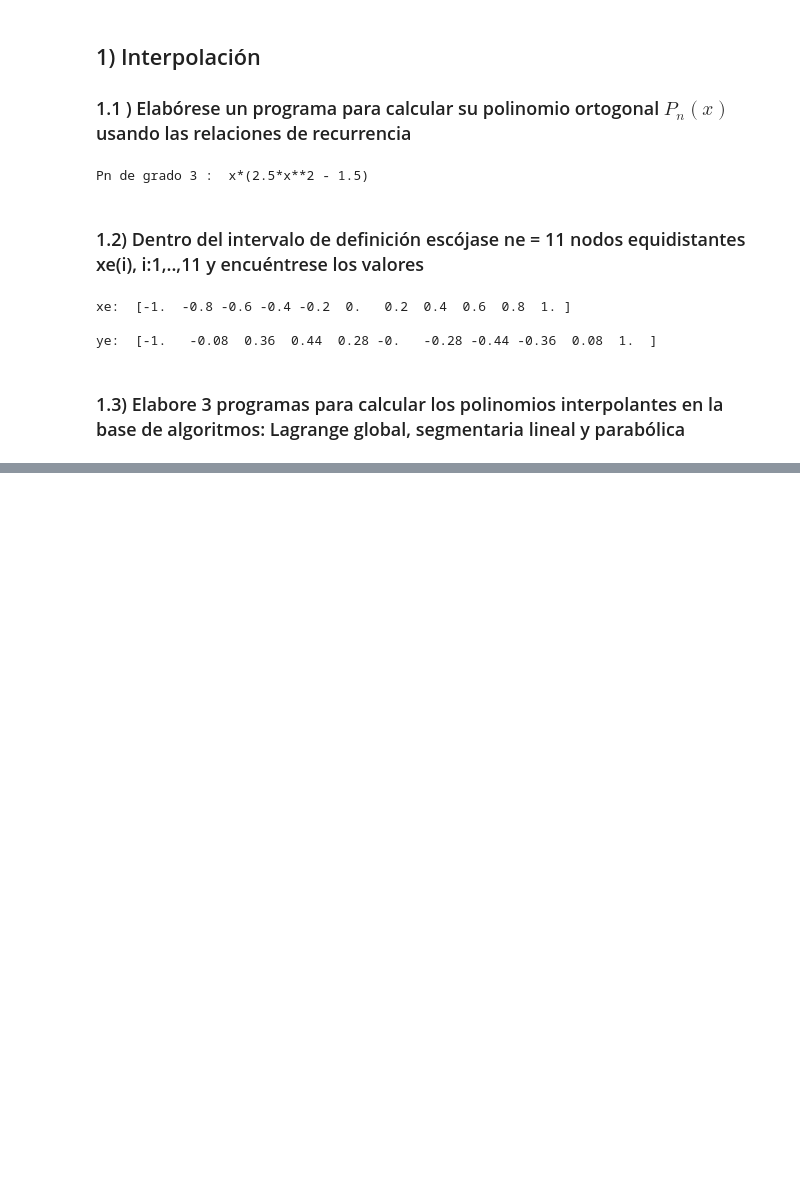
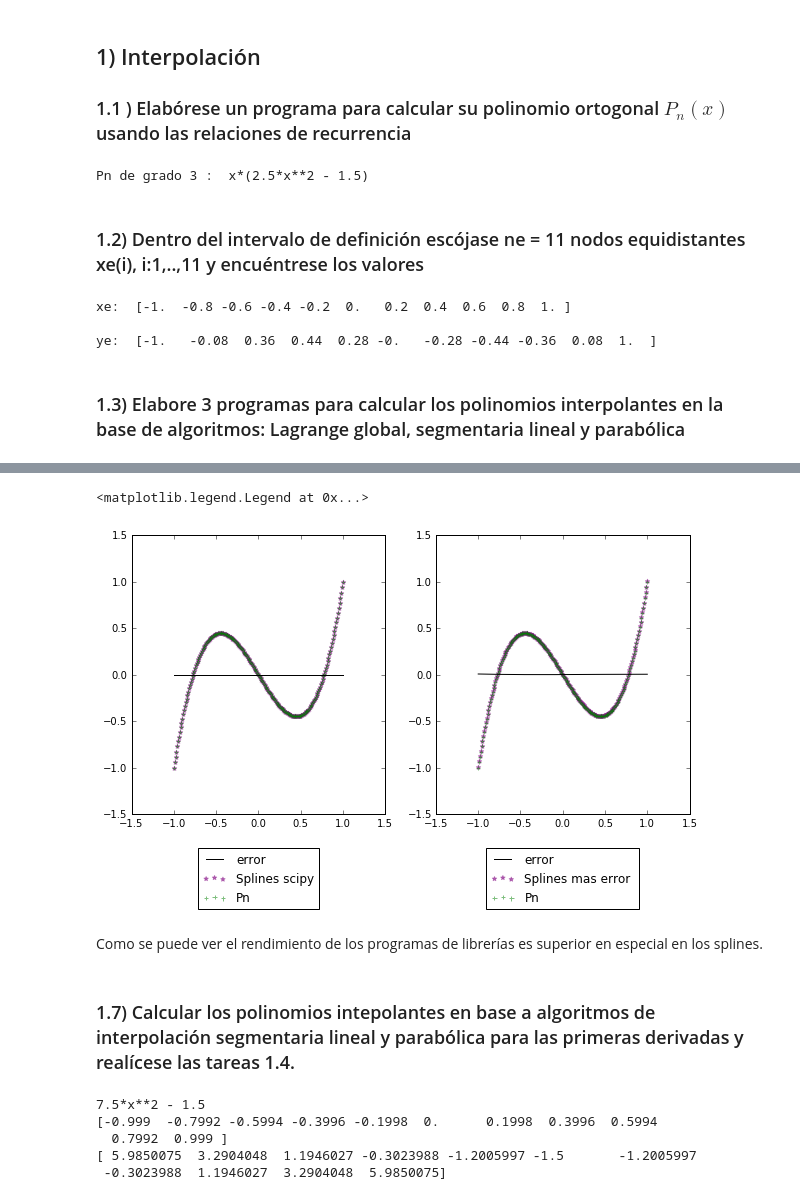
Before and after one commit to wandarinca/Modelado_Matematico_2, a Jupyter notebook: Trabajo 1.ipynb, the cells around one changed output, grey strips where cells are left out. Saved outputs shown, nothing was run; the diff lists cells and outputs as text; code cells hidden in the pictures; blank space fills up the shorter version.

```diff
--- a/Trabajo 1.ipynb
+++ b/Trabajo 1.ipynb
@@ -122,0 +325,48 @@ def funcion_analitica(xi,n):
+# %%
+#scipy splines
+spl = UnivariateSpline(xl, yl)
+yinterp_splines = spl(x200)
+
+#mas ruido
+r = np.random.rand(len(xl))
+noise = 0.01
+error = r*noise
+yl_err = yl + error
+spl_err = UnivariateSpline(xl, yl_err)
+yinterp_splines_err = spl_err(x200)
+# %%
+plt.figure(figsize=(10,5))
+#plt.figure(figsize=(20,10))
+
+plt.subplot(1,2,1)
+plt.scatter(x200,yinterp_splines, color = "purple", label= "Splines scipy",alpha=.5, marker="*")
+plt.scatter(x200,yreal, color = "green", label= "Pn",alpha=.5,marker="+")
+plt.plot(x200,np.abs(yreal-yinterp_splines), color = "black", label = "error")
+plt.legend(loc='upper center', bbox_to_anchor=(0.5, -0.1))
+
+plt.subplot(1,2,2)
+plt.scatter(x200,yinterp_splines_err , color = "purple", label= "Splines mas error ",alpha=.5, marker="*")
+plt.scatter(x200,yreal, color = "green", label= "Pn",alpha=.5, marker="+")
+plt.plot(x200,np.abs(yreal-yinterp_splines_err), color = "black", label = "error")
+plt.legend(loc='upper center', bbox_to_anchor=(0.5, -0.1))
+# %% [output]
+<matplotlib.legend.Legend at 0x...>
+[figure, added]
+# %% [markdown]
+Como se puede ver el rendimiento de los programas de librerías es superior en especial en los splines.
+# %% [markdown]
+### 1.7) Calcular los polinomios intepolantes en base a algoritmos de interpolación segmentaria lineal y parabólica para  las primeras derivadas y realícese las tareas 1.4.
+# %%
+a,b = -0.999, 0.999 #para evitar tener inf y division por 0
+dPn = simplify(dfdx_Pn(grado))
+df = lambdify(x, dPn)
+xl = np.linspace(a,b,11)
+yl = df(xl)
+print dPn
+print xl,"\n",yl
+# %% [output]
+7.5*x**2 - 1.5
+[-0.999  -0.7992 -0.5994 -0.3996 -0.1998  0.      0.1998  0.3996  0.5994
+  0.7992  0.999 ]
+[ 5.9850075  3.2904048  1.1946027 -0.3023988 -1.2005997 -1.5       -1.2005997
+ -0.3023988  1.1946027  3.2904048  5.9850075]
```
Also changed, not shown: parts of 18 cells of this notebook.
